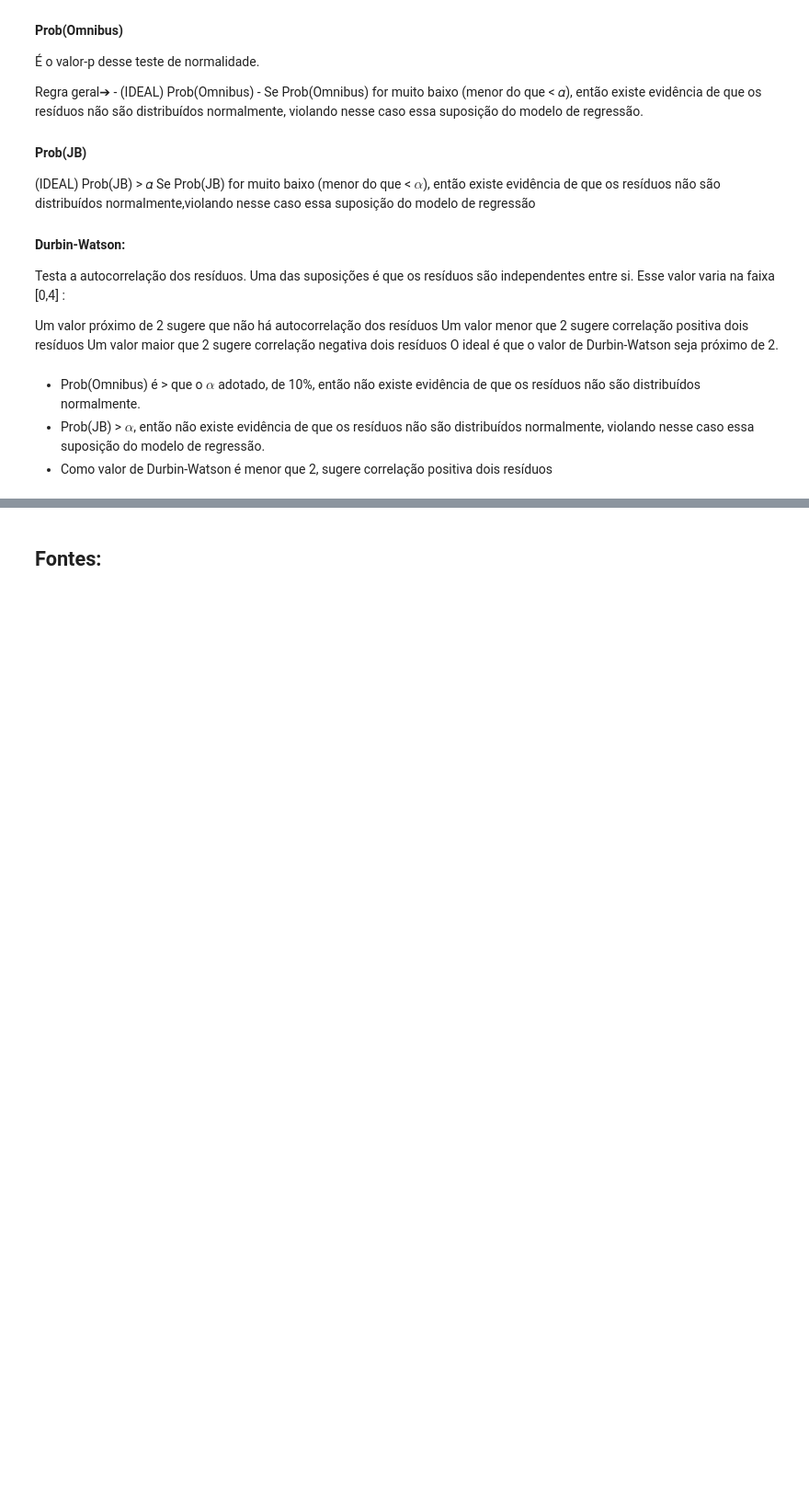
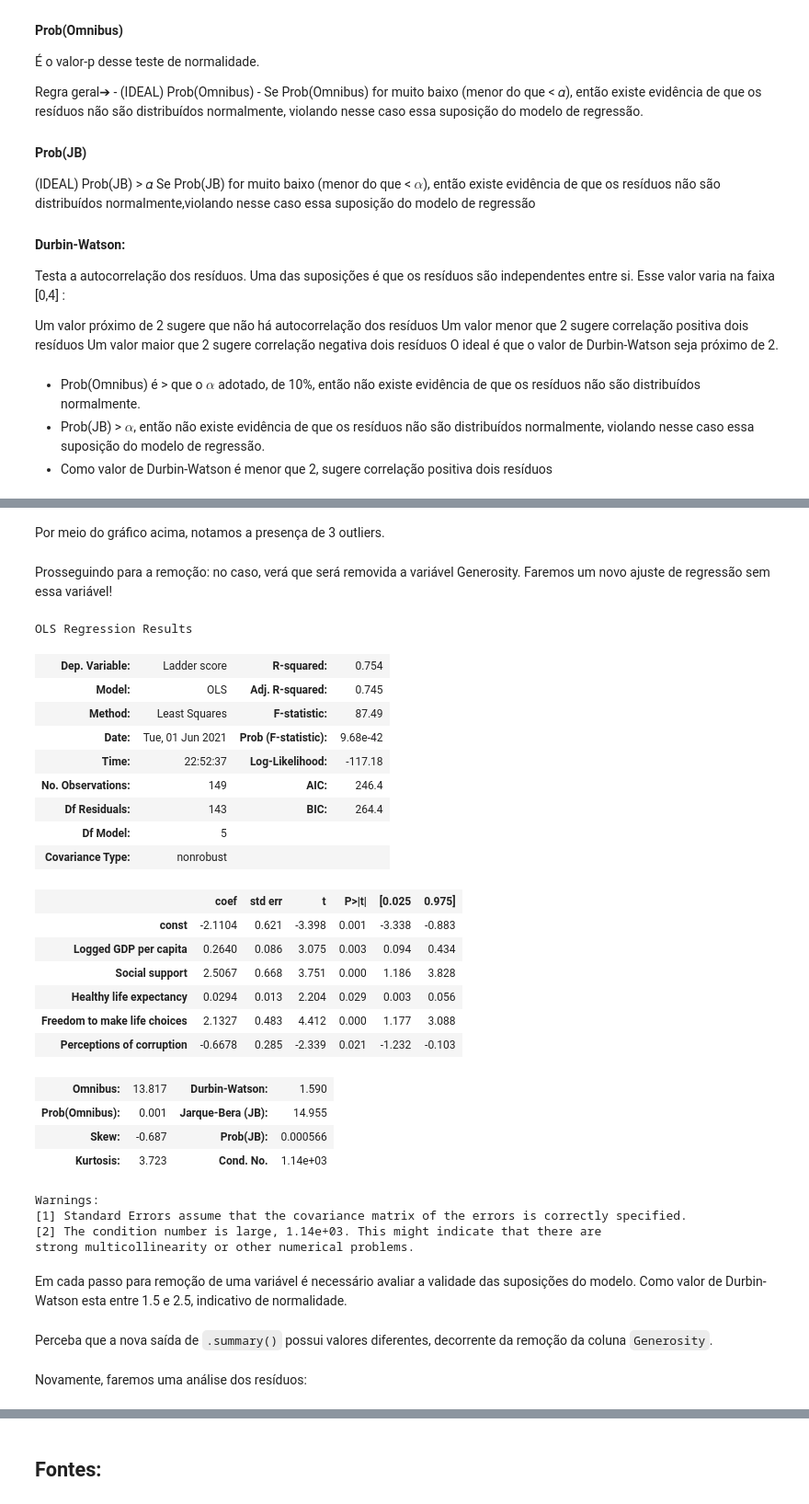
Before and after one commit to niveaabreu/Projeto-2-Ciencia-dos-Dados, a Jupyter notebook: Projeto 2 - Ciência dos Dados.ipynb, the cells around one changed output, grey strips where cells are left out. Shown at 92% size. Cells and saved outputs as stored; diff of their text form; code cells hidden in the pictures; blank space fills up the shorter version.

```diff
--- a/Projeto 2 - Ciência dos Dados.ipynb
+++ b/Projeto 2 - Ciência dos Dados.ipynb
@@ -287,0 +422,44 @@ O ideal é que o valor de Durbin-Watson seja próximo de 2.
+# %% [markdown]
+Por meio do gráfico acima, notamos a presença de 3 outliers.
+# %% [markdown]
+Prosseguindo para a remoção: no caso, verá que será removida a variável Generosity. Faremos um novo ajuste de regressão sem essa variável!
+# %%
+X2 = felicidade_2021[['Logged GDP per capita','Social support','Healthy life expectancy',
+                     'Freedom to make life choices','Perceptions of corruption']]
+
+Y2 = felicidade_2021['Ladder score']
+# %%
+results2 = regress(Y2,X2)
+results2.summary()
+# %% [output]
+OLS Regression Results
+| Dep. Variable: | Ladder score | R-squared: | 0.754 |
+| Model: | OLS | Adj. R-squared: | 0.745 |
+| Method: | Least Squares | F-statistic: | 87.49 |
+| Date: | Tue, 01 Jun 2021 | Prob (F-statistic): | 9.68e-42 |
+| Time: | 22:52:37 | Log-Likelihood: | -117.18 |
+| No. Observations: | 149 | AIC: | 246.4 |
+| Df Residuals: | 143 | BIC: | 264.4 |
+| Df Model: | 5 |  |  |
+| Covariance Type: | nonrobust |  |  |
+|  | coef | std err | t | P>|t| | [0.025 | 0.975] |
+| const | -2.1104 | 0.621 | -3.398 | 0.001 | -3.338 | -0.883 |
+| Logged GDP per capita | 0.2640 | 0.086 | 3.075 | 0.003 | 0.094 | 0.434 |
+| Social support | 2.5067 | 0.668 | 3.751 | 0.000 | 1.186 | 3.828 |
+| Healthy life expectancy | 0.0294 | 0.013 | 2.204 | 0.029 | 0.003 | 0.056 |
+| Freedom to make life choices | 2.1327 | 0.483 | 4.412 | 0.000 | 1.177 | 3.088 |
+| Perceptions of corruption | -0.6678 | 0.285 | -2.339 | 0.021 | -1.232 | -0.103 |
+| Omnibus: | 13.817 | Durbin-Watson: | 1.590 |
+| Prob(Omnibus): | 0.001 | Jarque-Bera (JB): | 14.955 |
+| Skew: | -0.687 | Prob(JB): | 0.000566 |
+| Kurtosis: | 3.723 | Cond. No. | 1.14e+03 |
+Warnings:
+[1] Standard Errors assume that the covariance matrix of the errors is correctly specified.
+[2] The condition number is large, 1.14e+03. This might indicate that there are
+strong multicollinearity or other numerical problems.
+# %% [markdown]
+Em cada passo para remoção de uma variável é necessário avaliar a validade das suposições do modelo. Como valor de Durbin-Watson esta entre 1.5 e 2.5, indicativo de normalidade.
+# %% [markdown]
+Perceba que a nova saída de `.summary()` possui valores diferentes, decorrente da remoção da coluna `Generosity`.
+# %% [markdown]
+Novamente, faremos uma análise dos resíduos:
```
Also changed, not shown: parts of 27 cells of this notebook.
